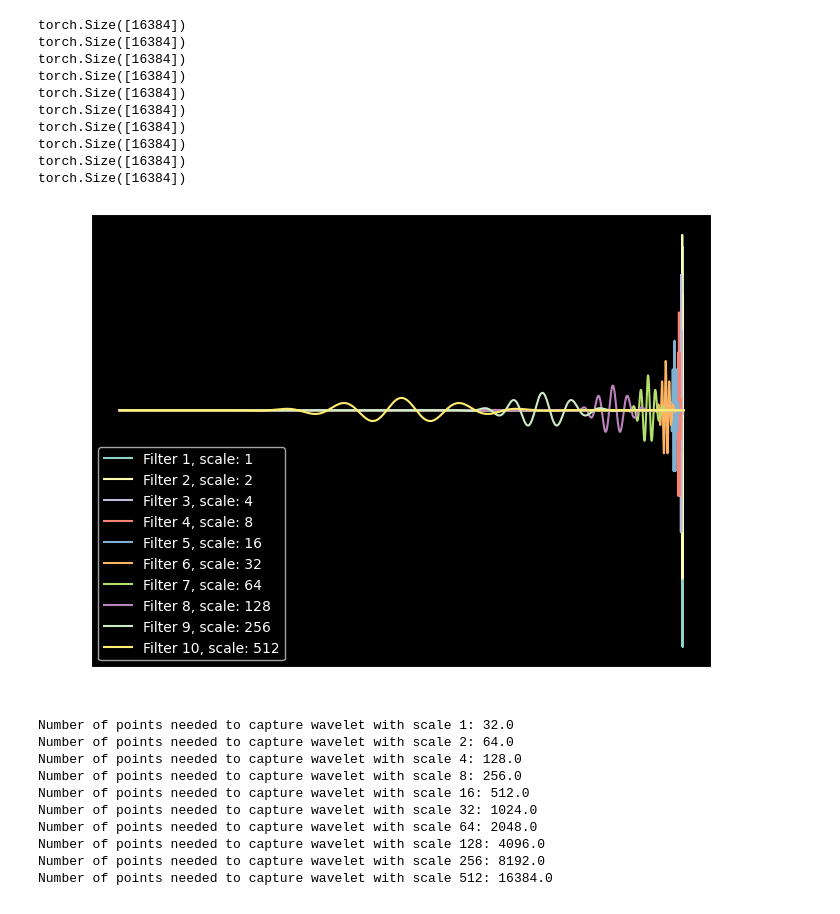
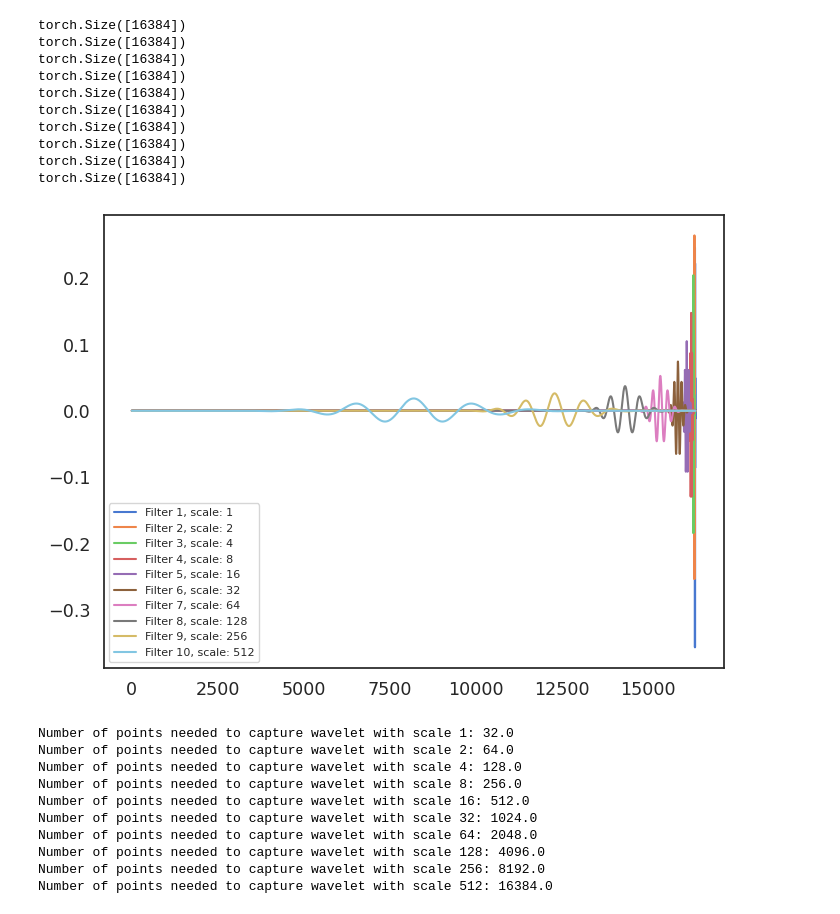
Before and after one commit to PlasmaControl/bes-edgeml-models, a Jupyter notebook: elm_classification/custom_wavelet/base_wavelet.ipynb, the cells around one changed output. Drawn from its saved outputs; the diff is of its cells as text; code cells hidden in the pictures.

Commit message:
Change theme of the plots to white background.

```diff
--- a/elm_classification/custom_wavelet/base_wavelet.ipynb
+++ b/elm_classification/custom_wavelet/base_wavelet.ipynb
@@ -3,6 +3,9 @@
 import numpy as np
 import pywt
 import matplotlib.pyplot as plt
+import seaborn as sns
+
+sns.set_theme(style='white', palette='muted', font_scale=1.15)
 # %%
 wav = pywt.ContinuousWavelet('cmor1.5-1.0')
 
@@ -68,5 +72,5 @@ Text(0.5, 1.0, '|FFT(filter)|$^2$')
 # %%
-t = np.arange(-5, 5)
+t = np.arange(-10, 10)
 mexh = lambda x: (2/(3**(1/2) * np.pi**(1/4))) * np.exp(-(x**2 / 2)) * (1 - x**2)
 morl = lambda x: np.exp(-(x**2 / 2)) * np.cos(5 * x)
 # %%
@@ -423,11 +427,11 @@ torch.Size([16384])
 # %%
 plt.figure(figsize=(8, 6), dpi=100)
 for i, (rf, scale) in enumerate(zip(real_filters, [1, 2, 4, 8, 16, 32, 64, 128, 256, 512])):
     plt.plot(rf.numpy(), label=f'Filter {i+1}, scale: {scale}')
-plt.legend()
+plt.legend(loc='lower left', fontsize=8)
 plt.show()
 # %% [output]
-[figure, old version]
+[figure, new version]
 # %%
 bank = pycwt._build_wavelet_bank()
 bank.shape
```
Also changed, not shown: parts of 6 cells of this notebook.
